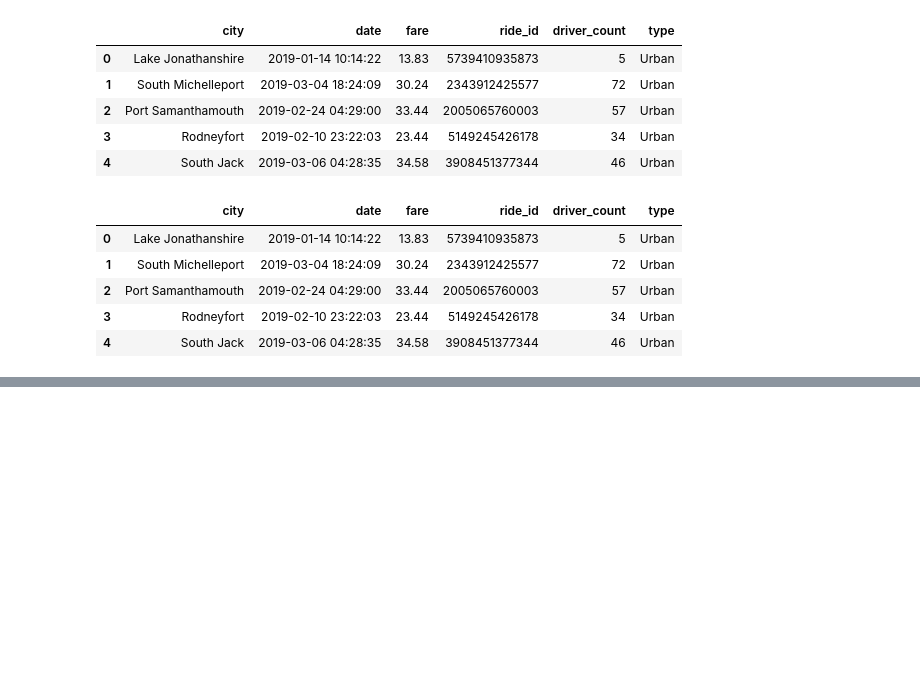
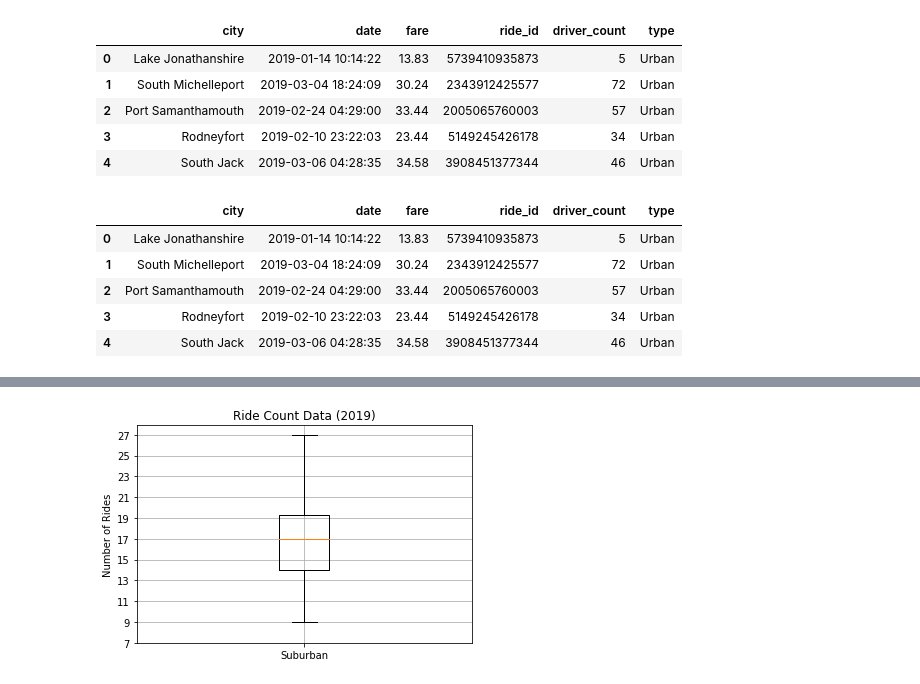
Before and after one commit to jennadodge/PyBer_Analysis, a Jupyter notebook: PyBer.ipynb, the cells around one changed output, grey strips where cells are left out. Drawn from its saved outputs; the diff is of its cells as text; code cells hidden in the pictures; blank space fills up the shorter version.

```diff
--- a/PyBer.ipynb
+++ b/PyBer.ipynb
@@ -304,0 +619,14 @@ plt.show()
+# %%
+# Create a box-and-whisker plot for suburban ride counts
+x_labels = ["Suburban"]
+fig, ax = plt.subplots()
+ax.boxplot(suburban_ride_count, labels = x_labels)
+# add the title, labels
+ax.set_title('Ride Count Data (2019)')
+ax.set_ylabel('Number of Rides')
+#look at suburban_ride_count.describe() to assit with range
+ax.set_yticks(np.arange(7,29,2))
+ax.grid()
+plt.show()
+# %% [output]
+[figure, added]
```
Also changed, not shown: parts of 61 cells of this notebook, 3 other files.
